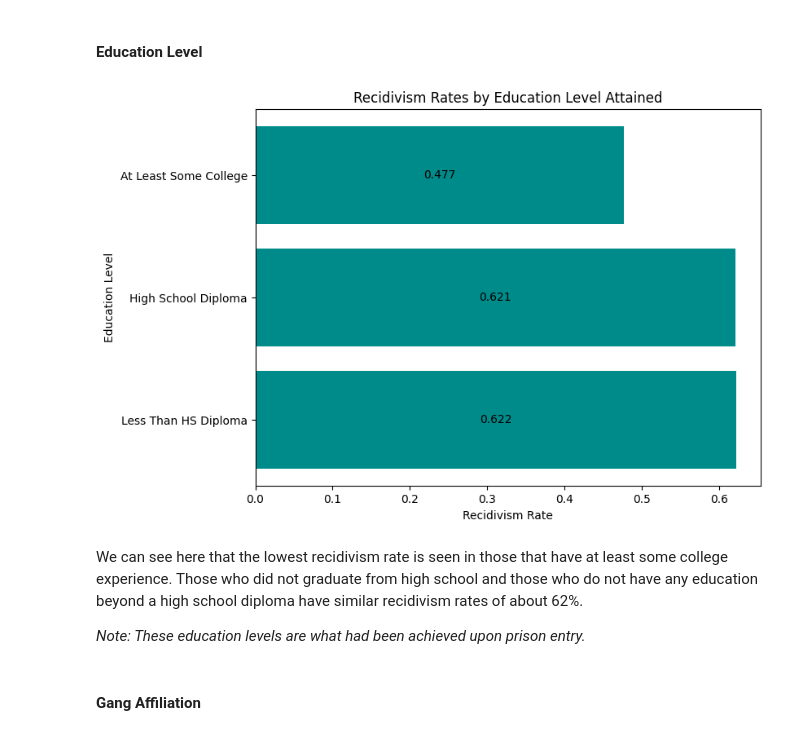
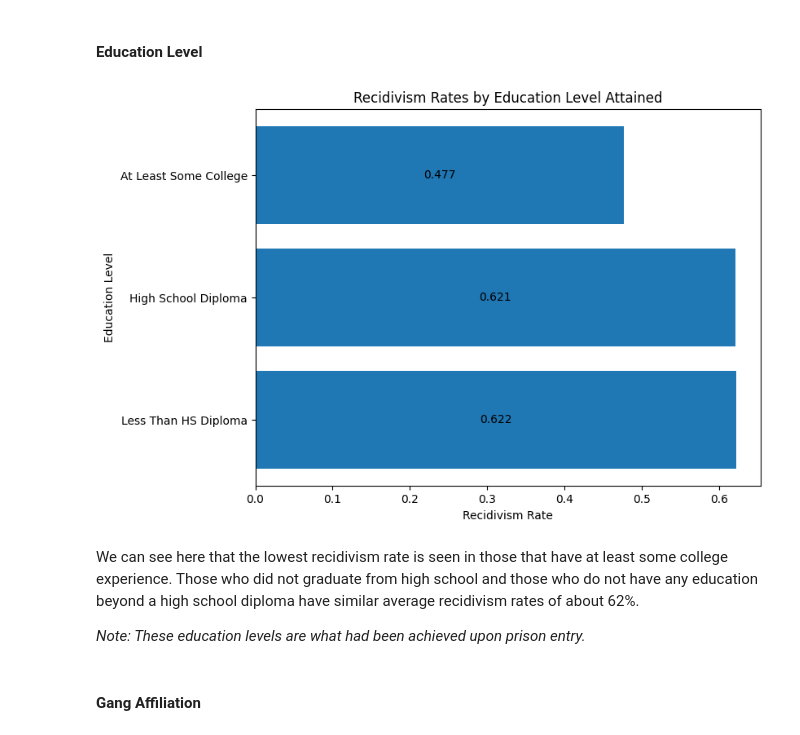
Before and after one commit to ga-dsi-822-group4/recidivism, a Jupyter notebook: notebooks/02_eda.ipynb, the cells around one changed output. Saved outputs shown, nothing was run; the diff lists cells and outputs as text; code cells hidden in the pictures.

```diff
--- a/notebooks/02_eda.ipynb
+++ b/notebooks/02_eda.ipynb
@@ -279,21 +279,21 @@ The recidivism rates appear to be evenly distributed and not highly correlated w
 # %%
 education_recidivism = ga.groupby(by = ['education_level'])['recidivism_within_3years'].value_counts(normalize=True)
 education_recidivism = pd.DataFrame(education_recidivism)
 
 fig, ax = plt.subplots(figsize=(8, 6))
 
 y_vals = [val for val, bool in education_recidivism.index[::2]]
 recid_pcts = [round(val,3) for val in education_recidivism['recidivism_within_3years'][1:3]]
 recid_pcts.append(round(education_recidivism['recidivism_within_3years'][4], 3))
 edu_plot = ax.barh(y=y_vals[::-1],
-    width=recid_pcts[::-1], color='darkcyan')
+    width=recid_pcts[::-1])
 ax.bar_label(edu_plot, label_type='center')
 ax.set(title='Recidivism Rates by Education Level Attained', xlabel='Recidivism Rate', ylabel='Education Level', yticks=[0, 1, 2], yticklabels=['Less Than HS Diploma', 'High School Diploma', 'At Least Some College'])
 plt.show();
 # %% [output]
-[figure, old version]
+[figure, new version]
 # %% [markdown]
-We can see here that the lowest recidivism rate is seen in those that have at least some college experience. Those who did not graduate from high school and those who do not have any education beyond a high school diploma have similar recidivism rates of about 62%.
+We can see here that the lowest recidivism rate is seen in those that have at least some college experience. Those who did not graduate from high school and those who do not have any education beyond a high school diploma have similar average recidivism rates of about 62%.
 
 *Note: These education levels are what had been achieved upon prison entry.*
 # %% [markdown]
```
Also changed, not shown: parts of 12 cells of this notebook, 1 other file.
